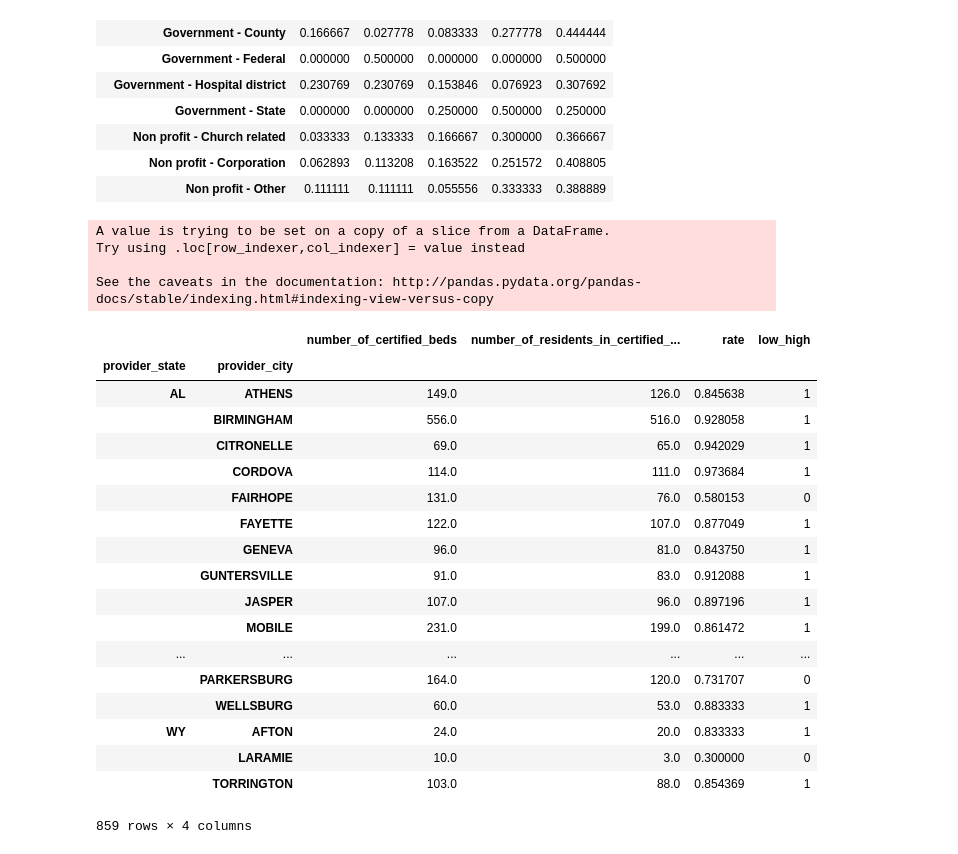
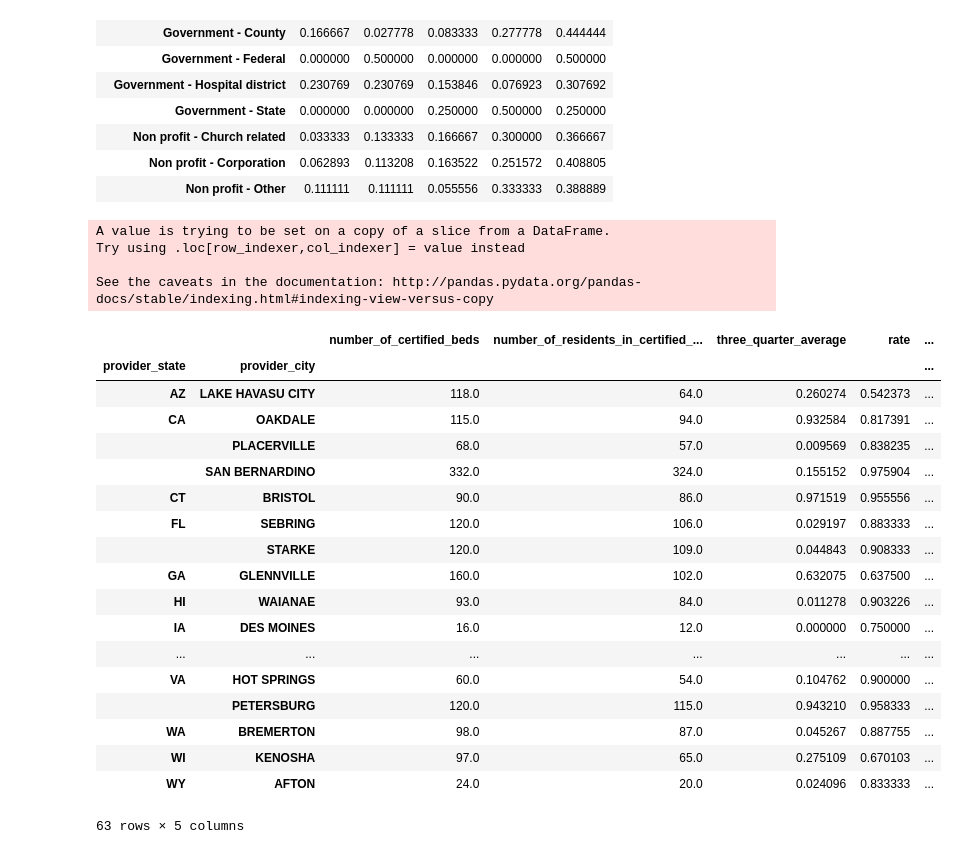
Before and after one commit to chrisgian/SB7.2-Exploratory-Data-Analysis-Using-Medicare-Data, a Jupyter notebook: Exploratory Analysis.ipynb, the cells around one changed output. Drawn from its saved outputs; the diff is of its cells as text; code cells hidden in the pictures.

```diff
--- a/Exploratory Analysis.ipynb
+++ b/Exploratory Analysis.ipynb
@@ -98,45 +98,51 @@ owner_rating
 | Non profit - Church related | 0.033333 | 0.133333 | 0.166667 | 0.300000 | 0.366667 |
 | Non profit - Corporation | 0.062893 | 0.113208 | 0.163522 | 0.251572 | 0.408805 |
 | Non profit - Other | 0.111111 | 0.111111 | 0.055556 | 0.333333 | 0.388889 |
+# %%
+info = info.merge(mds[['three_quarter_average']], left_index= True, right_index=True)
 # %%
 # http://pbpython.com/pandas-pivot-table-explained.html
 table_bed_capacity = info.pivot_table(
     index = ['provider_state'],
     columns = ['provider_city'],
-    values = ['number_of_residents_in_certified_beds', 'number_of_certified_beds'],
-     aggfunc=np.sum,
+    values = ['number_of_residents_in_certified_beds', 'number_of_certified_beds','three_quarter_average'],
+     aggfunc={
+         'number_of_residents_in_certified_beds':np.sum,
+          'number_of_certified_beds':np.sum,
+         'three_quarter_average':np.mean
+     },
     fill_value=0,
     margins = True)
 
 table_bed_capacity = table_bed_capacity.stack('provider_city')
 table_bed_capacity = table_bed_capacity.query('number_of_residents_in_certified_beds != 0')
 table_bed_capacity['rate'] = table_bed_capacity.number_of_residents_in_certified_beds/table_bed_capacity.number_of_certified_beds
 table_bed_capacity_wo_all = table_bed_capacity.query("provider_city != ['All'] & provider_state != ['All']")
 table_bed_capacity_wo_all.sort_values('rate', ascending = 0)
 mean_rate = sum(table_bed_capacity_wo_all.number_of_residents_in_certified_beds)/sum(table_bed_capacity_wo_all.number_of_certified_beds)
 table_bed_capacity_wo_all['low_high'] = np.where(table_bed_capacity_wo_all.rate >= mean_rate, '1','0')
 table_bed_capacity_wo_all
 # %% [output]
 A value is trying to be set on a copy of a slice from a DataFrame.
 Try using .loc[row_indexer,col_indexer] = value instead
 
 See the caveats in the documentation: http://pandas.pydata.org/pandas-docs/stable/indexing.html#indexing-view-versus-copy
-|  |  | number_of_certified_beds | number_of_residents_in_certified_... | rate | low_high |
-| provider_state | provider_city |  |  |  |  |
-| AL | ATHENS | 149.0 | 126.0 | 0.845638 | 1 |
-|  | BIRMINGHAM | 556.0 | 516.0 | 0.928058 | 1 |
-|  | CITRONELLE | 69.0 | 65.0 | 0.942029 | 1 |
-|  | CORDOVA | 114.0 | 111.0 | 0.973684 | 1 |
-|  | FAIRHOPE | 131.0 | 76.0 | 0.580153 | 0 |
-|  | FAYETTE | 122.0 | 107.0 | 0.877049 | 1 |
-|  | GENEVA | 96.0 | 81.0 | 0.843750 | 1 |
-|  | GUNTERSVILLE | 91.0 | 83.0 | 0.912088 | 1 |
-|  | JASPER | 107.0 | 96.0 | 0.897196 | 1 |
-|  | MOBILE | 231.0 | 199.0 | 0.861472 | 1 |
-| ... | ... | ... | ... | ... | ... |
-|  | PARKERSBURG | 164.0 | 120.0 | 0.731707 | 0 |
-|  | WELLSBURG | 60.0 | 53.0 | 0.883333 | 1 |
-| WY | AFTON | 24.0 | 20.0 | 0.833333 | 1 |
-|  | LARAMIE | 10.0 | 3.0 | 0.300000 | 0 |
-|  | TORRINGTON | 103.0 | 88.0 | 0.854369 | 1 |
+|  |  | number_of_certified_beds | number_of_residents_in_certified_... | three_quarter_average | rate | ... |
+| provider_state | provider_city |  |  |  |  | ... |
+| AZ | LAKE HAVASU CITY | 118.0 | 64.0 | 0.260274 | 0.542373 | ... |
+| CA | OAKDALE | 115.0 | 94.0 | 0.932584 | 0.817391 | ... |
+|  | PLACERVILLE | 68.0 | 57.0 | 0.009569 | 0.838235 | ... |
+|  | SAN BERNARDINO | 332.0 | 324.0 | 0.155152 | 0.975904 | ... |
+| CT | BRISTOL | 90.0 | 86.0 | 0.971519 | 0.955556 | ... |
+| FL | SEBRING | 120.0 | 106.0 | 0.029197 | 0.883333 | ... |
+|  | STARKE | 120.0 | 109.0 | 0.044843 | 0.908333 | ... |
+| GA | GLENNVILLE | 160.0 | 102.0 | 0.632075 | 0.637500 | ... |
+| HI | WAIANAE | 93.0 | 84.0 | 0.011278 | 0.903226 | ... |
+| IA | DES MOINES | 16.0 | 12.0 | 0.000000 | 0.750000 | ... |
+| ... | ... | ... | ... | ... | ... | ... |
+| VA | HOT SPRINGS | 60.0 | 54.0 | 0.104762 | 0.900000 | ... |
+|  | PETERSBURG | 120.0 | 115.0 | 0.943210 | 0.958333 | ... |
+| WA | BREMERTON | 98.0 | 87.0 | 0.045267 | 0.887755 | ... |
+| WI | KENOSHA | 97.0 | 65.0 | 0.275109 | 0.670103 | ... |
+| WY | AFTON | 24.0 | 20.0 | 0.024096 | 0.833333 | ... |
-859 rows × 4 columns
+63 rows × 5 columns
```
Also changed, not shown: parts of 5 cells of this notebook.
